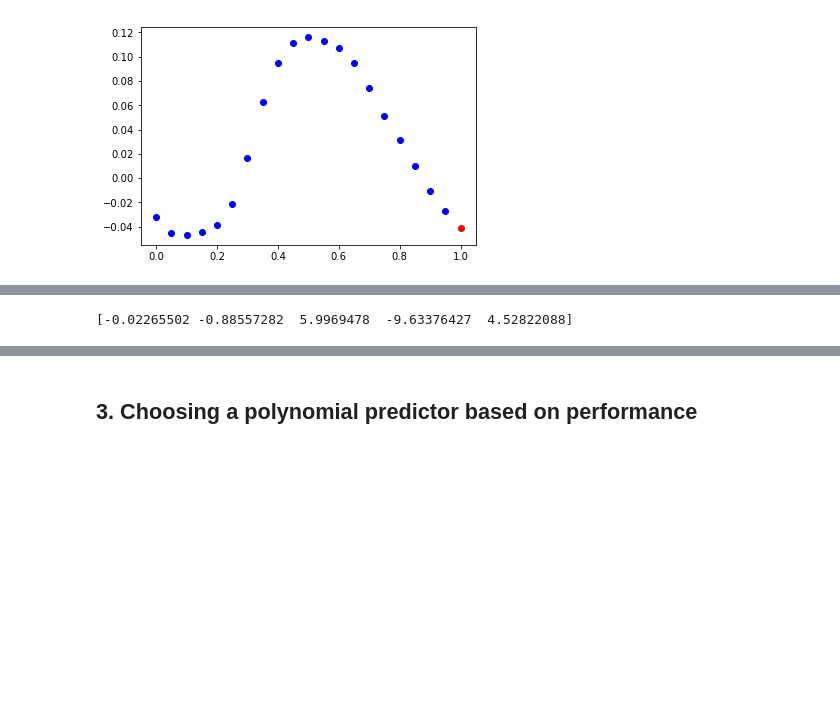
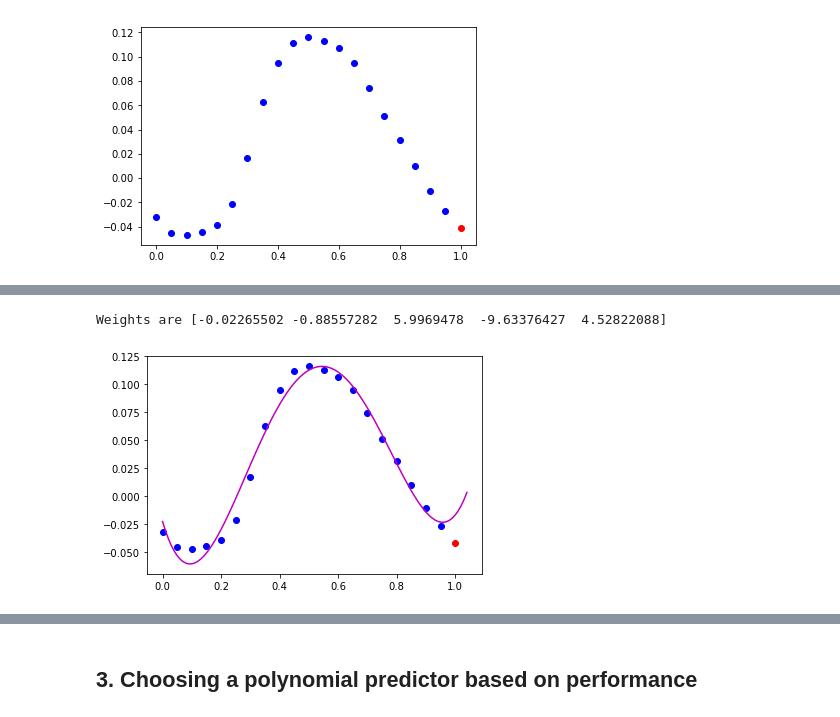
Before and after one commit to shengsli/mlpr, a Jupyter notebook: cw.ipynb, the cells around one changed output, grey strips where cells are left out. Cells and saved outputs as stored; diff of their text form; code cells hidden in the pictures; blank space fills up the shorter version.

```diff
--- a/cw.ipynb
+++ b/cw.ipynb
@@ -74,9 +80,16 @@ print(ww)
 # %%
 #quartic fit
 def phi_quartic(X):
     return np.concatenate([np.ones((X.shape[0],1)),\
                            X, X**2, X**3, X**4], axis=1)
 ww = np.linalg.lstsq(phi_quartic(tt), X, rcond=-1)[0]
-print(ww)
+print("Weights are", ww)
+t_grid = np.arange(0, 1.05, 0.01)[:,None]
+f_grid = np.dot(phi_quartic(t_grid), ww)
+plt.plot(t,x,'bo')
+plt.plot(1,y_shuf_train[0],'ro')
+plt.plot(t_grid, f_grid, 'm-')
+plt.show()
 # %% [output]
-[-0.02265502 -0.88557282  5.9969478  -9.63376427  4.52822088]
+Weights are [-0.02265502 -0.88557282  5.9969478  -9.63376427  4.52822088]
+[figure, added]
```
Also changed, not shown: parts of 7 cells of this notebook.
